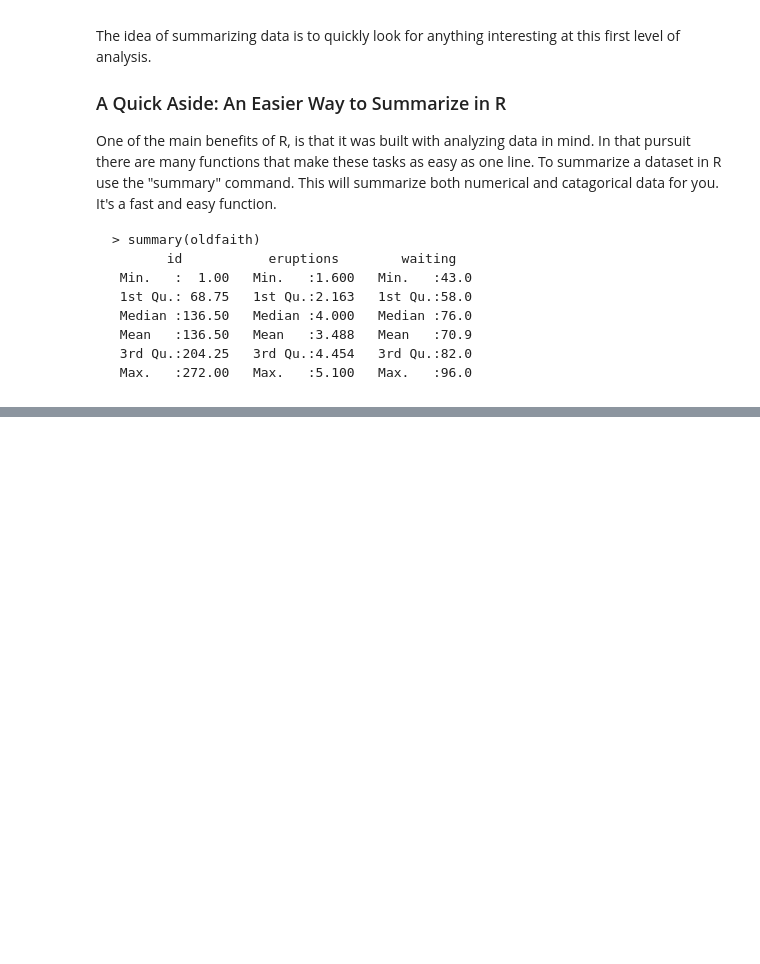
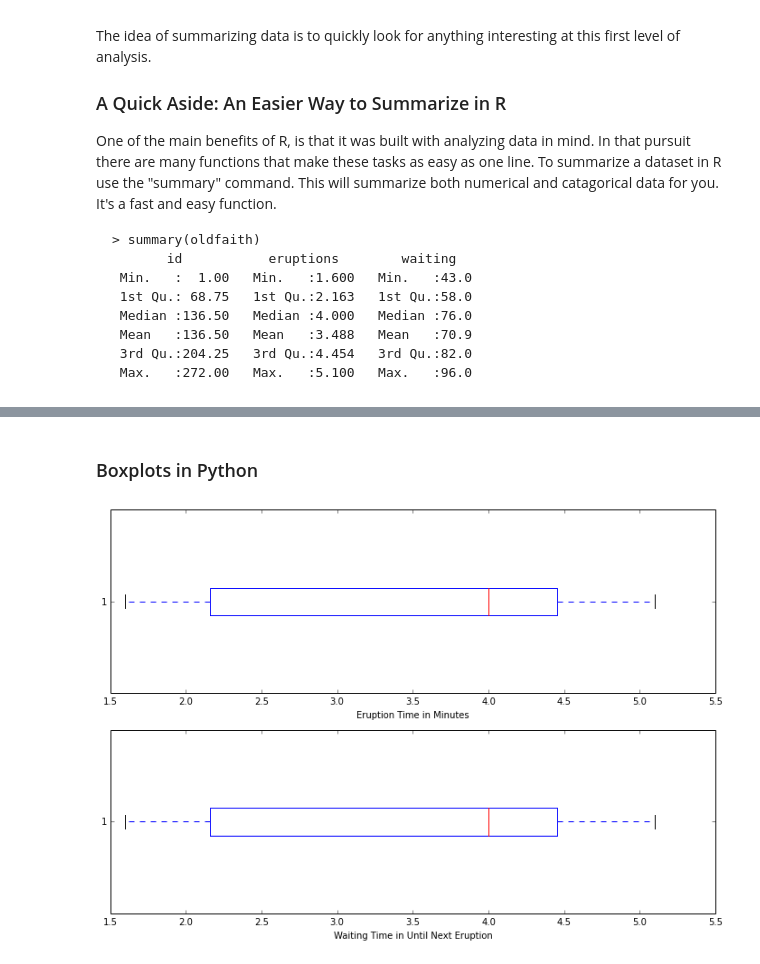
Before and after one commit to bvegetabile/UCI_teaching, a Jupyter notebook: stat67/fall2014/stat67disc2.ipynb, the cells around one changed output, grey strips where cells are left out. Cells and saved outputs as stored; diff of their text form; code cells hidden in the pictures; blank space fills up the shorter version.

```diff
--- a/stat67/fall2014/stat67disc2.ipynb
+++ b/stat67/fall2014/stat67disc2.ipynb
@@ -165,0 +176,14 @@ One of the main benefits of R, is that it was built with analyzing data in mind.
+# %% [markdown]
+### Boxplots in Python
+# %%
+F = plt.figure()
+plt.subplot(211)
+plt.boxplot(oldfaith['eruptions'], vert=False)
+plt.xlabel('Eruption Time in Minutes')
+plt.subplot(212)
+plt.boxplot(oldfaith['eruptions'], vert=False)
+plt.xlabel('Waiting Time in Until Next Eruption')
+F.set_size_inches(12,8)
+plt.show()
+# %% [output]
+[figure, added]
```
Also changed, not shown: parts of 40 cells of this notebook.
